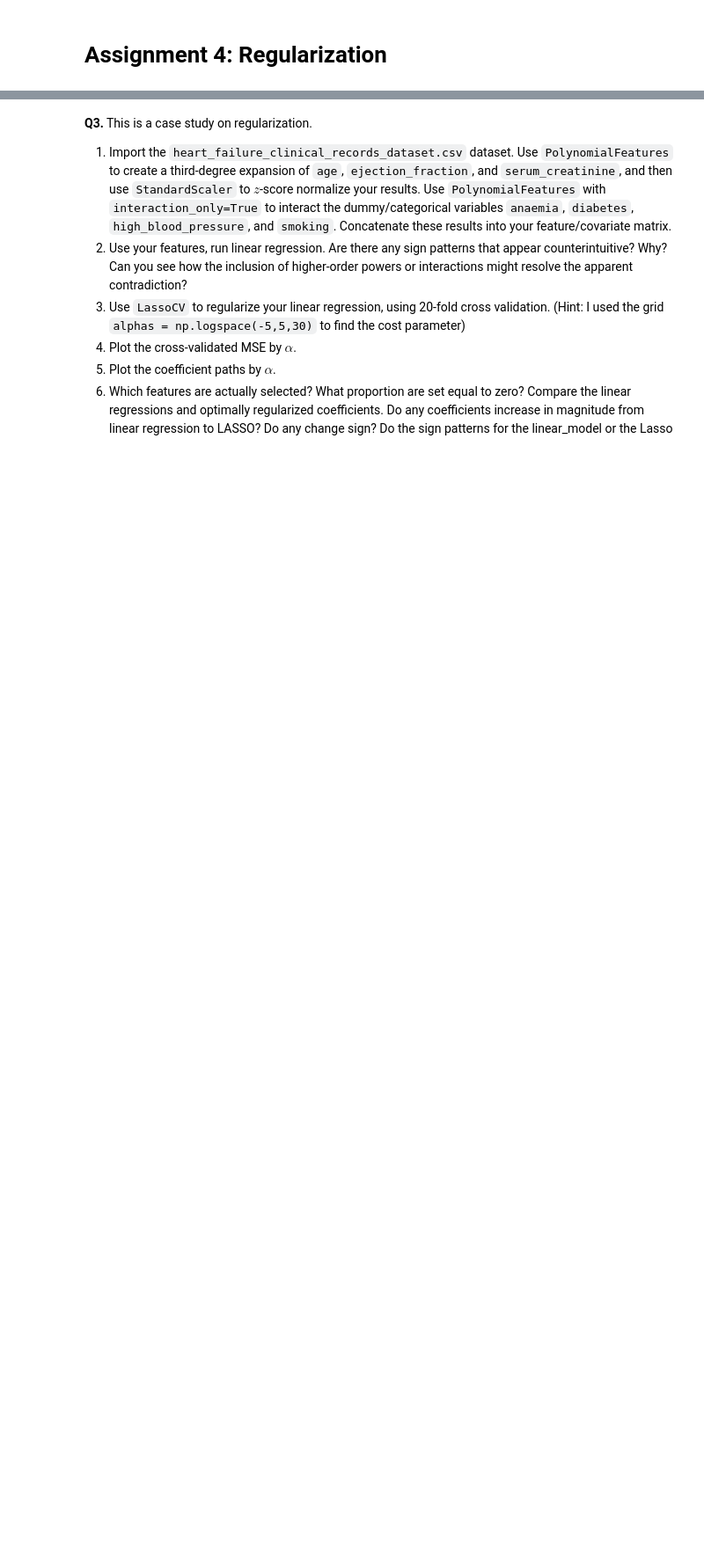
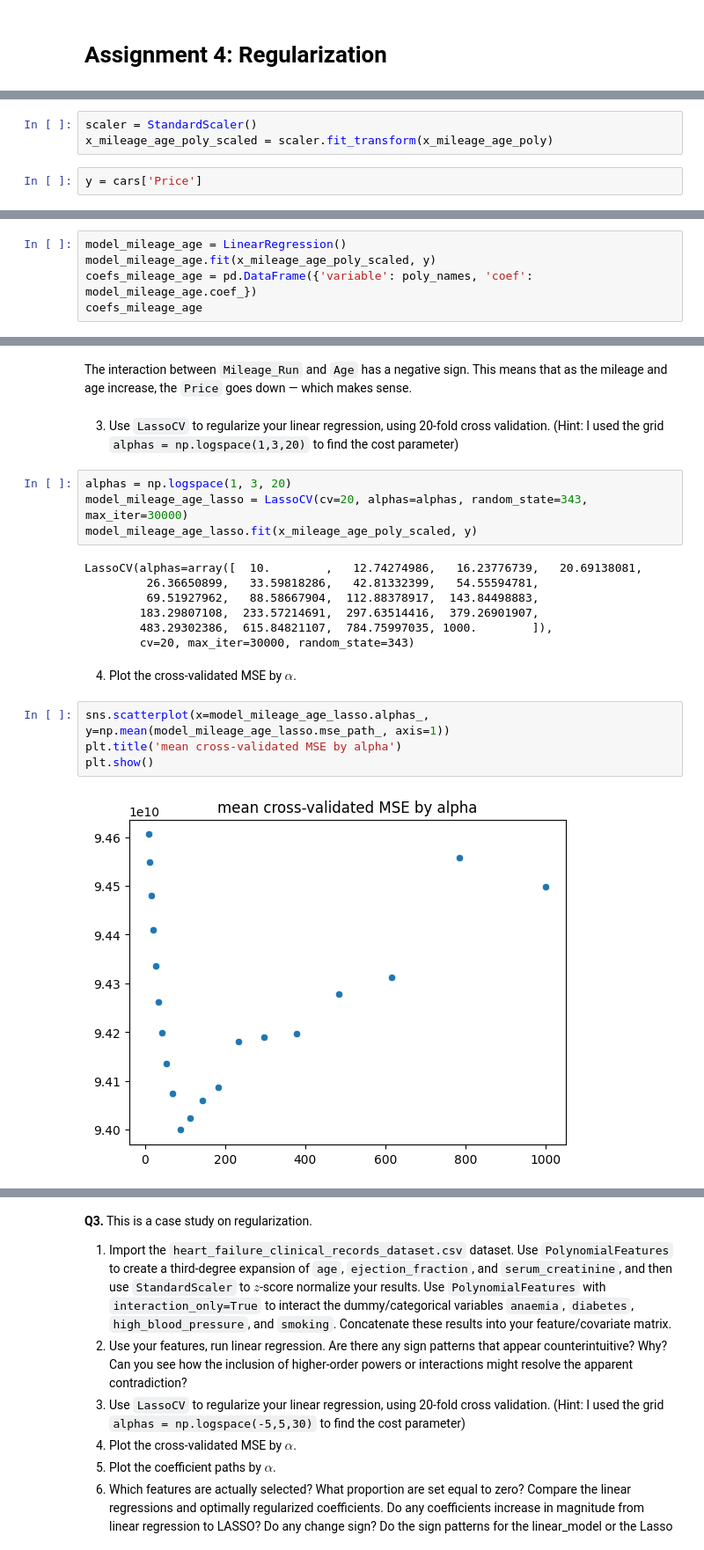
Before and after one commit to syd-nguyen/ds3021-assignments, a Jupyter notebook: assignments/04_assignment_regularization.ipynb, the cells around one changed output, grey strips where cells are left out. Shown at 88% size. Cells and saved outputs as stored; diff of their text form; blank space fills up the shorter version.

```diff
--- a/assignments/04_assignment_regularization.ipynb
+++ b/assignments/04_assignment_regularization.ipynb
@@ -38,0 +59,5 @@ No, we do not include the penalty term in evaluating the cross validated MSE. We
+# %%
+scaler = StandardScaler()
+x_mileage_age_poly_scaled = scaler.fit_transform(x_mileage_age_poly)
+# %%
+y = cars['Price']
@@ -38,0 +66,5 @@ No, we do not include the penalty term in evaluating the cross validated MSE. We
+# %%
+model_mileage_age = LinearRegression()
+model_mileage_age.fit(x_mileage_age_poly_scaled, y)
+coefs_mileage_age = pd.DataFrame({'variable': poly_names, 'coef': model_mileage_age.coef_})
+coefs_mileage_age
@@ -38,0 +82,23 @@ No, we do not include the penalty term in evaluating the cross validated MSE. We
+# %% [markdown]
+The interaction between `Mileage_Run` and `Age` has a negative sign. This means that as the mileage and age increase, the `Price` goes down — which makes sense.
+# %% [markdown]
+3. Use `LassoCV` to regularize your linear regression, using 20-fold cross validation. (Hint: I used the grid `alphas = np.logspace(1,3,20)` to find the cost parameter)
+# %%
+alphas = np.logspace(1, 3, 20)
+model_mileage_age_lasso = LassoCV(cv=20, alphas=alphas, random_state=343, max_iter=30000)
+model_mileage_age_lasso.fit(x_mileage_age_poly_scaled, y)
+# %% [output]
+LassoCV(alphas=array([  10.        ,   12.74274986,   16.23776739,   20.69138081,
+         26.36650899,   33.59818286,   42.81332399,   54.55594781,
+         69.51927962,   88.58667904,  112.88378917,  143.84498883,
+        183.29807108,  233.57214691,  297.63514416,  379.26901907,
+        483.29302386,  615.84821107,  784.75997035, 1000.        ]),
+        cv=20, max_iter=30000, random_state=343)
+# %% [markdown]
+4. Plot the cross-validated MSE by $\alpha$.
+# %%
+sns.scatterplot(x=model_mileage_age_lasso.alphas_, y=np.mean(model_mileage_age_lasso.mse_path_, axis=1))
+plt.title('mean cross-validated MSE by alpha')
+plt.show()
+# %% [output]
+[figure, added]
```
Also changed, not shown: parts of 17 cells of this notebook.
